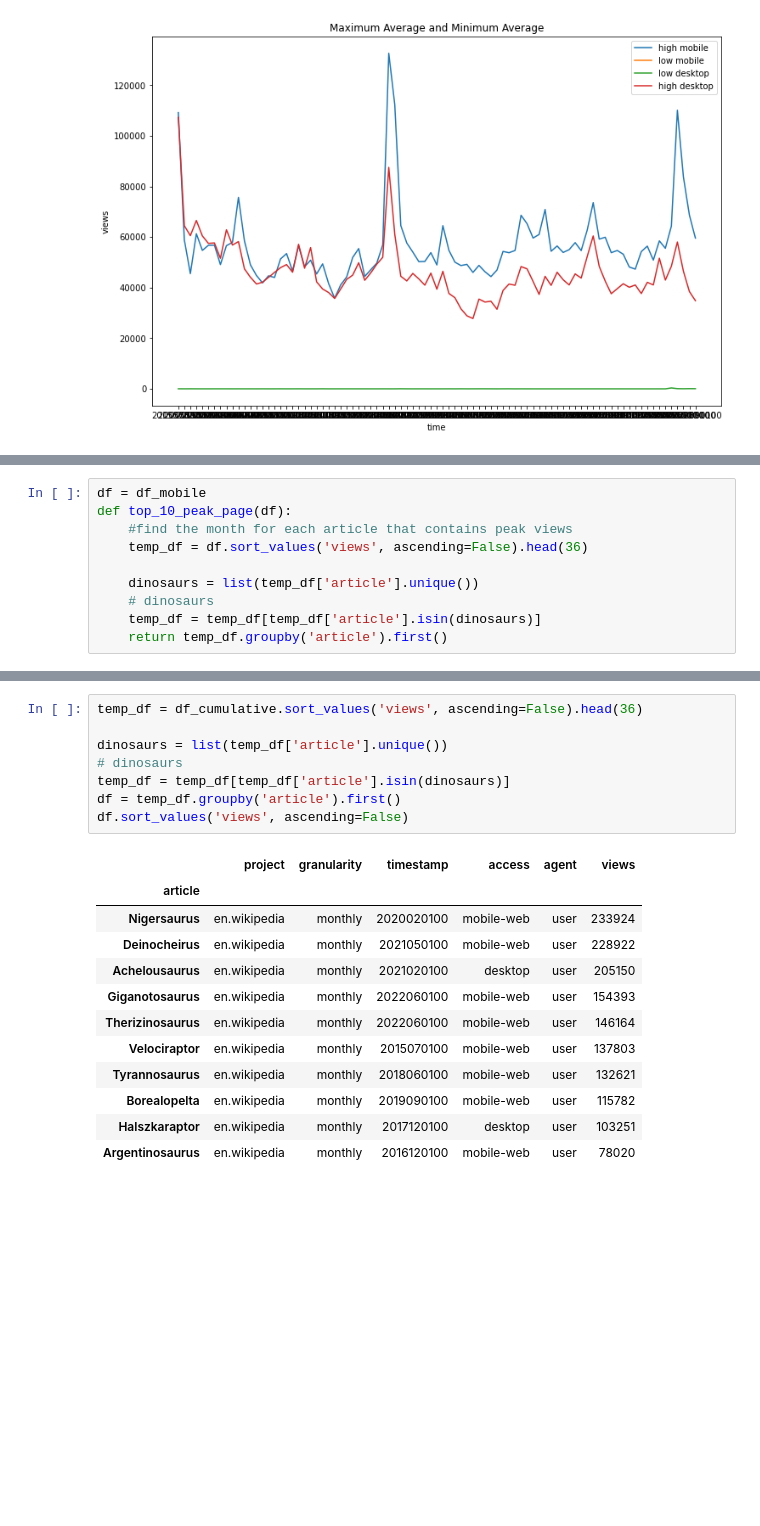
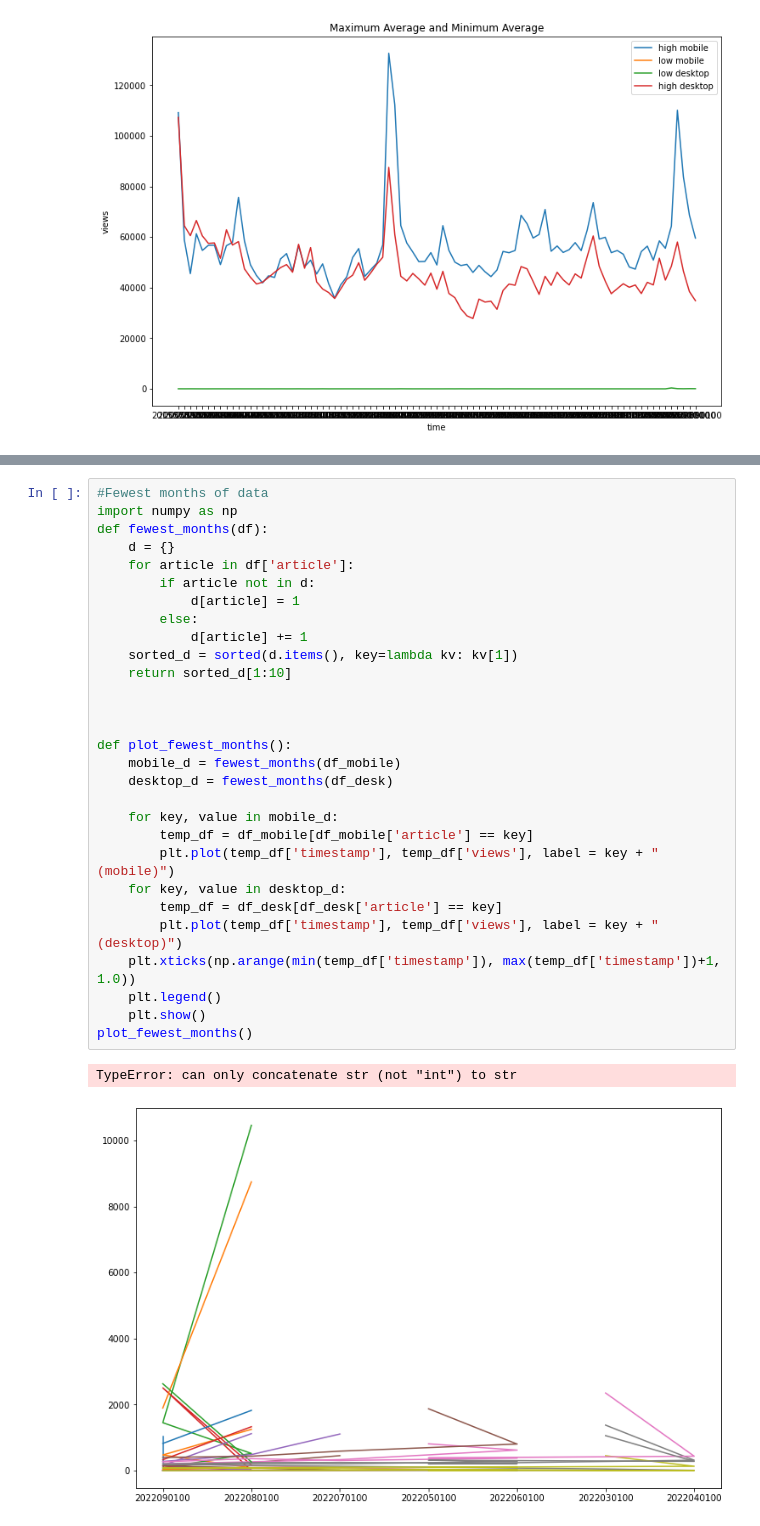
Before and after one commit to 98yangjames/DATA-512, a Jupyter notebook: Homework1_Data512.ipynb, the cells around one changed output, grey strips where cells are left out. Drawn from its saved outputs; the diff is of its cells as text; blank space fills up the shorter version.

```diff
--- a/Homework1_Data512.ipynb
+++ b/Homework1_Data512.ipynb
@@ -468,10 +417,0 @@ df.drop_duplicates('article')
-# %%
-df = df_mobile
-def top_10_peak_page(df):
-    #find the month for each article that contains peak views
-    temp_df = df.sort_values('views', ascending=False).head(36)
-
-    dinosaurs = list(temp_df['article'].unique())
-    # dinosaurs
-    temp_df = temp_df[temp_df['article'].isin(dinosaurs)]
-    return temp_df.groupby('article').first()
@@ -547,21 +418,32 @@ for time in df_mobile['timestamp'].unique():
-# %%
-temp_df = df_cumulative.sort_values('views', ascending=False).head(36)
-
-dinosaurs = list(temp_df['article'].unique())
-# dinosaurs
-temp_df = temp_df[temp_df['article'].isin(dinosaurs)]
-df = temp_df.groupby('article').first()
-df.sort_values('views', ascending=False)
-# %% [output]
-|  | project | granularity | timestamp | access | agent | views |
-| article |  |  |  |  |  |  |
-| Nigersaurus | en.wikipedia | monthly | 2020020100 | mobile-web | user | 233924 |
-| Deinocheirus | en.wikipedia | monthly | 2021050100 | mobile-web | user | 228922 |
-| Achelousaurus | en.wikipedia | monthly | 2021020100 | desktop | user | 205150 |
-| Giganotosaurus | en.wikipedia | monthly | 2022060100 | mobile-web | user | 154393 |
-| Therizinosaurus | en.wikipedia | monthly | 2022060100 | mobile-web | user | 146164 |
-| Velociraptor | en.wikipedia | monthly | 2015070100 | mobile-web | user | 137803 |
-| Tyrannosaurus | en.wikipedia | monthly | 2018060100 | mobile-web | user | 132621 |
-| Borealopelta | en.wikipedia | monthly | 2019090100 | mobile-web | user | 115782 |
-| Halszkaraptor | en.wikipedia | monthly | 2017120100 | desktop | user | 103251 |
-| Argentinosaurus | en.wikipedia | monthly | 2016120100 | mobile-web | user | 78020 |
+# %%
+#Fewest months of data
+import numpy as np
+def fewest_months(df):
+    d = {}
+    for article in df['article']:
+        if article not in d:
+            d[article] = 1
+        else:
+            d[article] += 1
+    sorted_d = sorted(d.items(), key=lambda kv: kv[1])
+    return sorted_d[1:10]
+
+
+
+def plot_fewest_months():
+    mobile_d = fewest_months(df_mobile)
+    desktop_d = fewest_months(df_desk)
+
+    for key, value in mobile_d:
+        temp_df = df_mobile[df_mobile['article'] == key]
+        plt.plot(temp_df['timestamp'], temp_df['views'], label = key + "(mobile)")
+    for key, value in desktop_d:
+        temp_df = df_desk[df_desk['article'] == key]
+        plt.plot(temp_df['timestamp'], temp_df['views'], label = key + "(desktop)")
+    plt.xticks(np.arange(min(temp_df['timestamp']), max(temp_df['timestamp'])+1, 1.0))
+    plt.legend()
+    plt.show()
+plot_fewest_months()
+# %% [output]
+TypeError: can only concatenate str (not "int") to str
+[figure, added]
```
Also changed, not shown: parts of 12 cells of this notebook.
